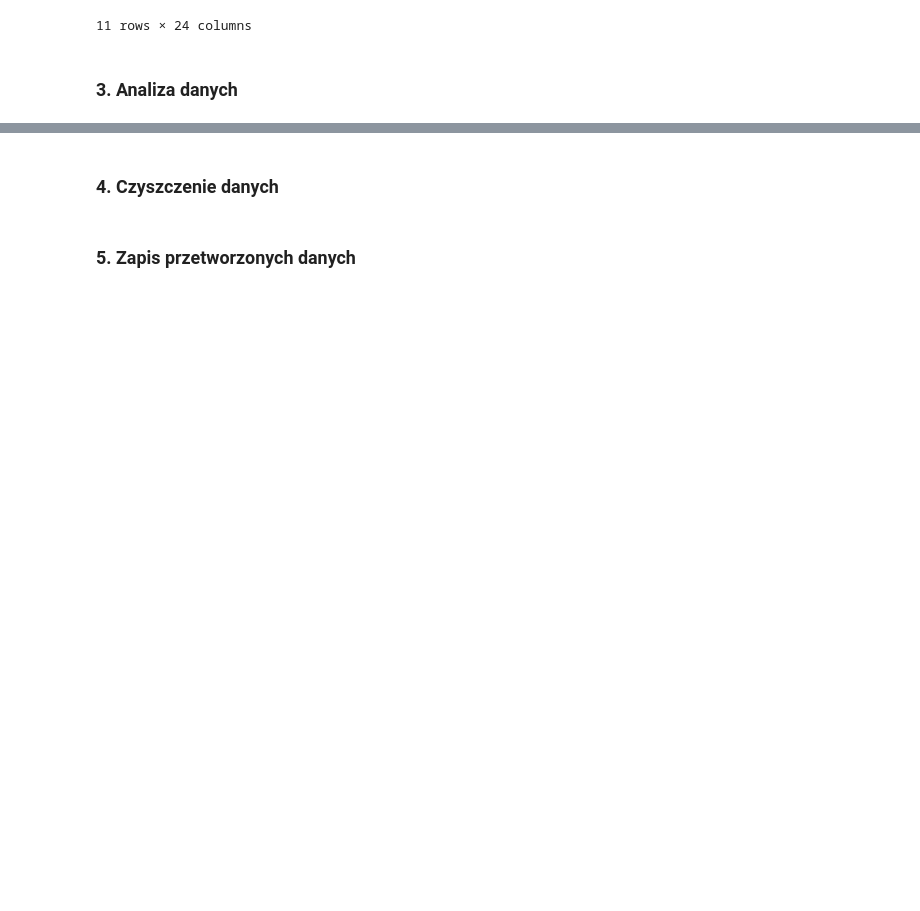
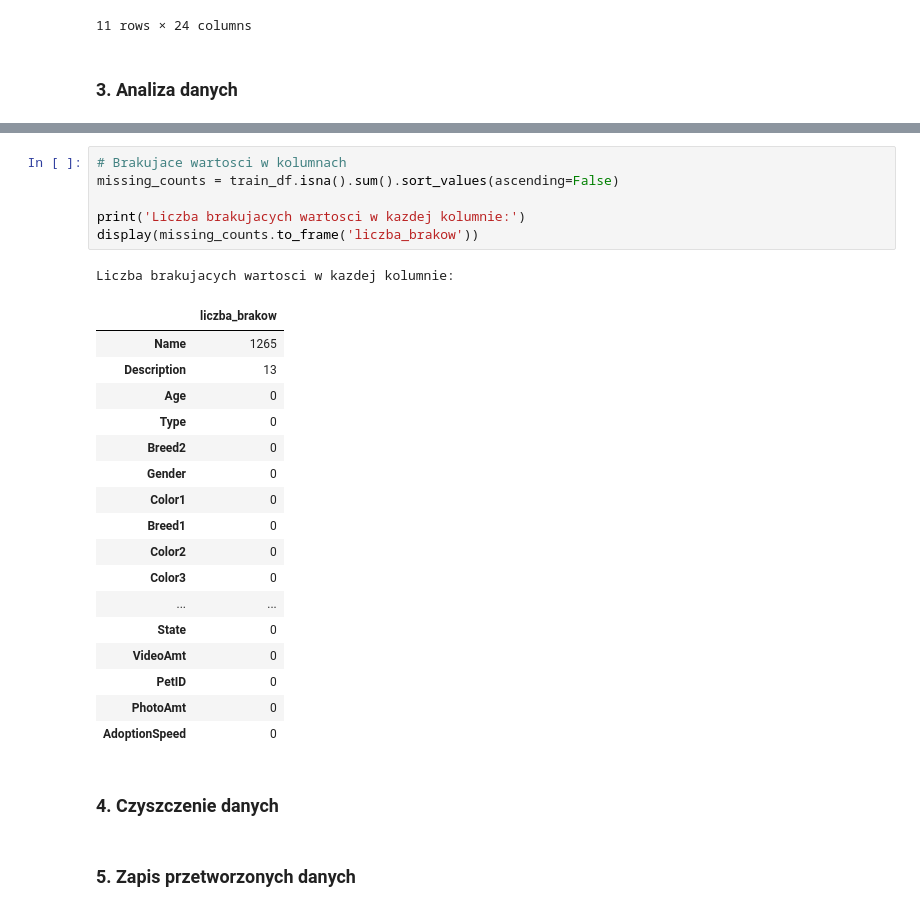
Before and after one commit to Carrie088/pet_adoption_ml, a Jupyter notebook: notebooks/01_data_preparation.ipynb, the cells around one changed output, grey strips where cells are left out. Cells and saved outputs as stored; diff of their text form; blank space fills up the shorter version.

```diff
--- a/notebooks/01_data_preparation.ipynb
+++ b/notebooks/01_data_preparation.ipynb
@@ -116,3 +158,28 @@ Describe (wszystkie kolumny):
+# %%
+# Brakujace wartosci w kolumnach
+missing_counts = train_df.isna().sum().sort_values(ascending=False)
+
+print('Liczba brakujacych wartosci w kazdej kolumnie:')
+display(missing_counts.to_frame('liczba_brakow'))
+# %% [output]
+Liczba brakujacych wartosci w kazdej kolumnie:
+|  | liczba_brakow |
+| Name | 1265 |
+| Description | 13 |
+| Age | 0 |
+| Type | 0 |
+| Breed2 | 0 |
+| Gender | 0 |
+| Color1 | 0 |
+| Breed1 | 0 |
+| Color2 | 0 |
+| Color3 | 0 |
+| ... | ... |
+| State | 0 |
+| VideoAmt | 0 |
+| PetID | 0 |
+| PhotoAmt | 0 |
+| AdoptionSpeed | 0 |
 # %% [markdown]
 ### 4. Czyszczenie danych
 # %% [markdown]
```
Also changed, not shown: parts of 4 cells of this notebook.
